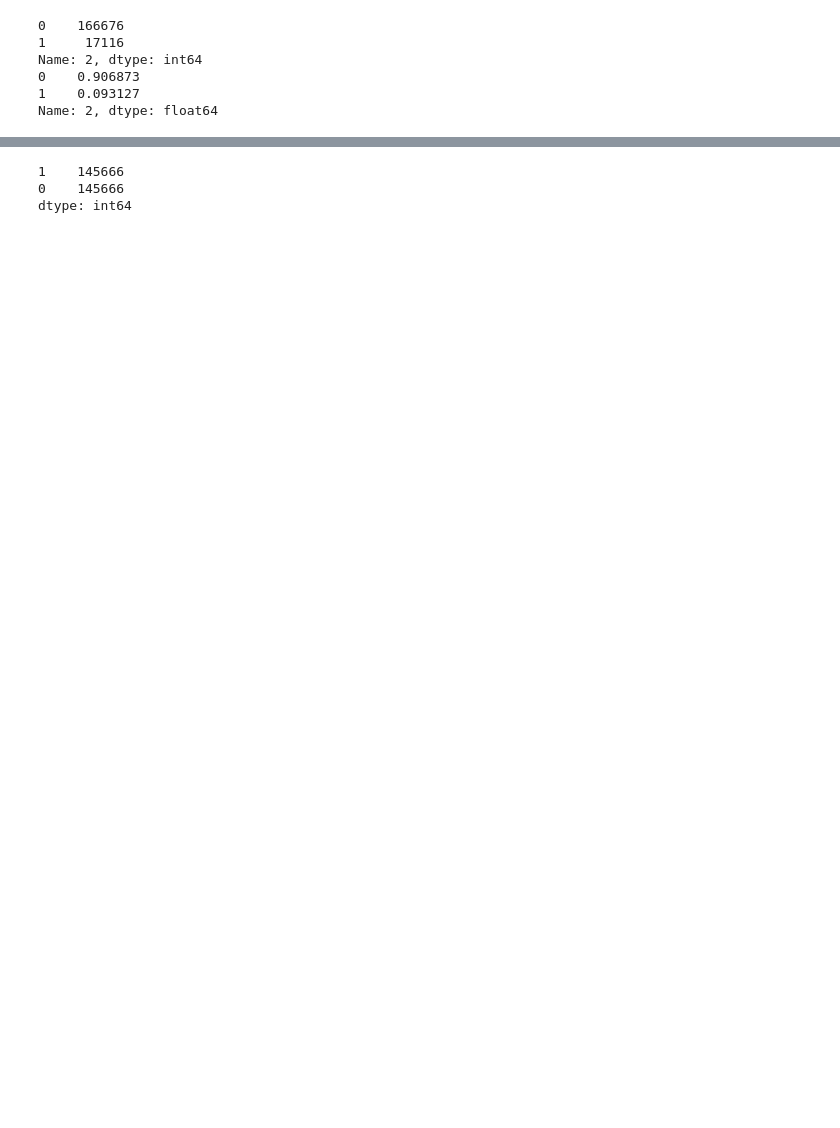
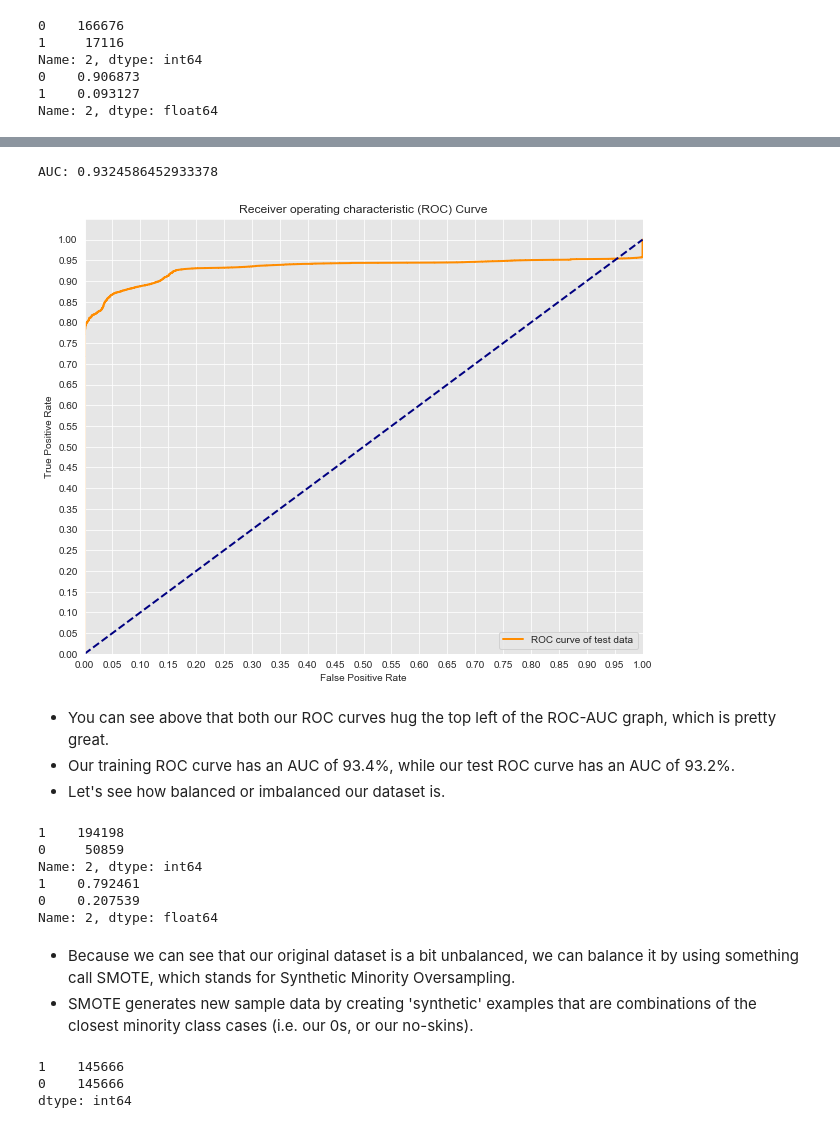
Before and after one commit to aulorbe/Skin-Segmentation-Logit-Regression, a Jupyter notebook: Skin_NoSkin.ipynb, the cells around one changed output, grey strips where cells are left out. Saved outputs shown, nothing was run; the diff lists cells and outputs as text; code cells hidden in the pictures; blank space fills up the shorter version.

```diff
--- a/Skin_NoSkin.ipynb
+++ b/Skin_NoSkin.ipynb
@@ -239,3 +324,66 @@ Confusion matrix, without normalization
+# %%
+# creating ROC curve of our test data
+y_score_test = logreg.fit(X_train, y_train).decision_function(X_test)
+
+# fpr stands for false positive rate, and tpr stands for true positive rate.
+fpr_test, tpr_test, thresholds = roc_curve(y_test, y_score_test)
+# %%
+# Graphing ROC curve of test data
+
+import matplotlib.pyplot as plt
+import seaborn as sns
+
+
+#Seaborns Beautiful Styling
+sns.set_style("darkgrid", {"axes.facecolor": ".9"})
+
+# printing AUC info
+print('AUC: {}'.format(auc(fpr_test, tpr_test)))
+
+# plotting the tpr and fpr
+plt.figure(figsize=(10,8))
+lw = 2
+plt.plot(fpr_test, tpr_test, color='darkorange',
+         lw=lw, label='ROC curve of test data')
+
+# aesthetics
+plt.plot([0, 1], [0, 1], color='navy', lw=lw, linestyle='--')
+plt.xlim([0.0, 1.0])
+plt.ylim([0.0, 1.05])
+plt.yticks([i/20.0 for i in range(21)])
+plt.xticks([i/20.0 for i in range(21)])
+plt.xlabel('False Positive Rate')
+plt.ylabel('True Positive Rate')
+plt.title('Receiver operating characteristic (ROC) Curve')
+plt.legend(loc="lower right")
+plt.show()
+
+# AUC is 932 slightly lowert than our training set.
+# %% [output]
+AUC: 0.9324586452933378
+[figure, added]
+# %% [markdown]
+- You can see above that both our ROC curves hug the top left of the ROC-AUC graph, which is pretty great.
+- Our training ROC curve has an AUC of 93.4%, while our test ROC curve has an AUC of 93.2%.
+- Let's see how balanced or imbalanced our dataset is.
+# %%
+# remember, here 0s = no-skin ; 1s = skin
+# by printing the number of 1s and 0s in our original dependent variable, we can evaluate how our dataset is weighted
+# between 1s (skins) and 0s (no-skins)
+# we can see that about 79% of our data is classified as skins, while only about 21% of our data is classified as no-skin.
+
+print(y.value_counts())
+print(y.value_counts(normalize = True))
+# %% [output]
+1    194198
+0     50859
+Name: 2, dtype: int64
+1    0.792461
+0    0.207539
+Name: 2, dtype: float64
+# %% [markdown]
+- Because we can see that our original dataset is a bit unbalanced, we can balance it by using something call SMOTE, which stands for Synthetic Minority Oversampling.
+- SMOTE generates new sample data by creating 'synthetic' examples that are combinations of the closest minority class cases (i.e. our 0s, or our no-skins).
 # %%
 # use SMOTE to get rid of class imbalance
 
```
Also changed, not shown: parts of 61 cells of this notebook.
